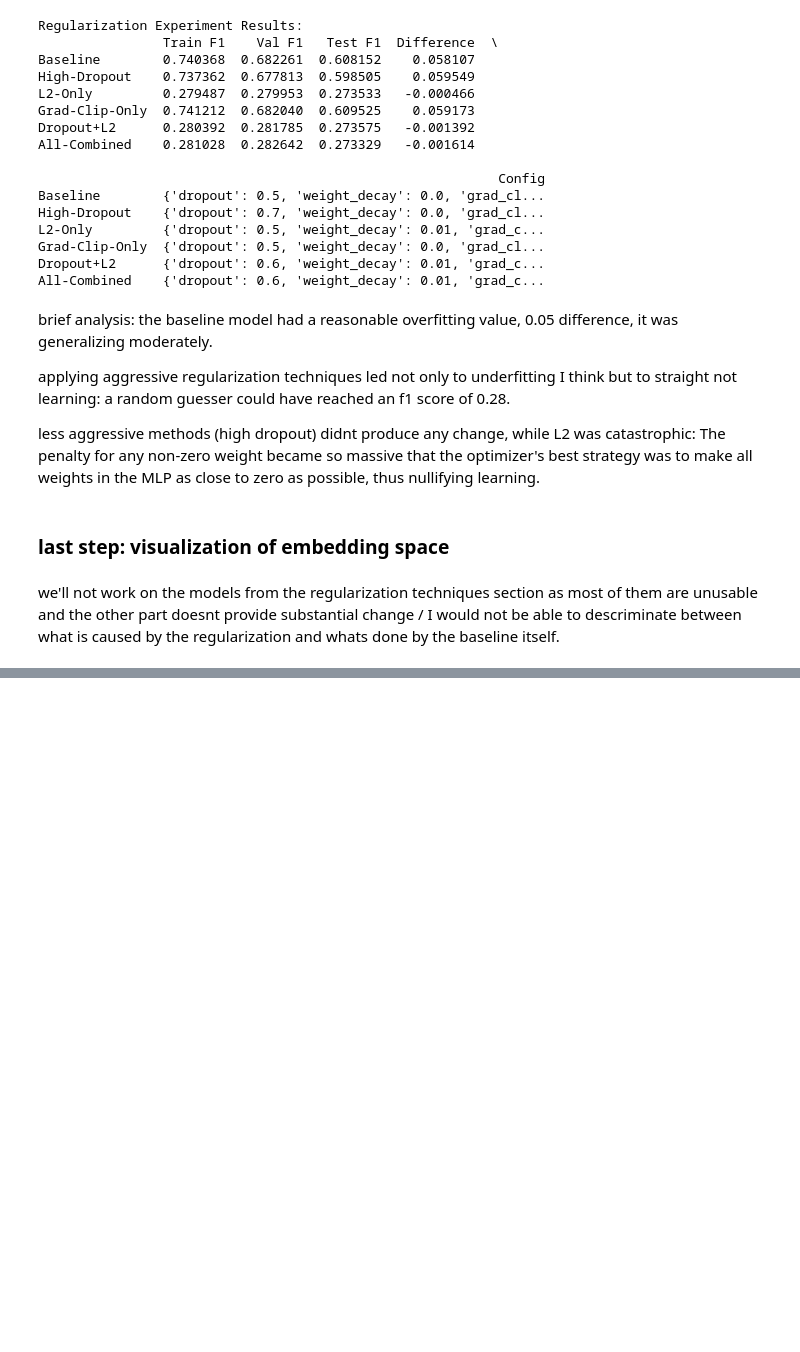
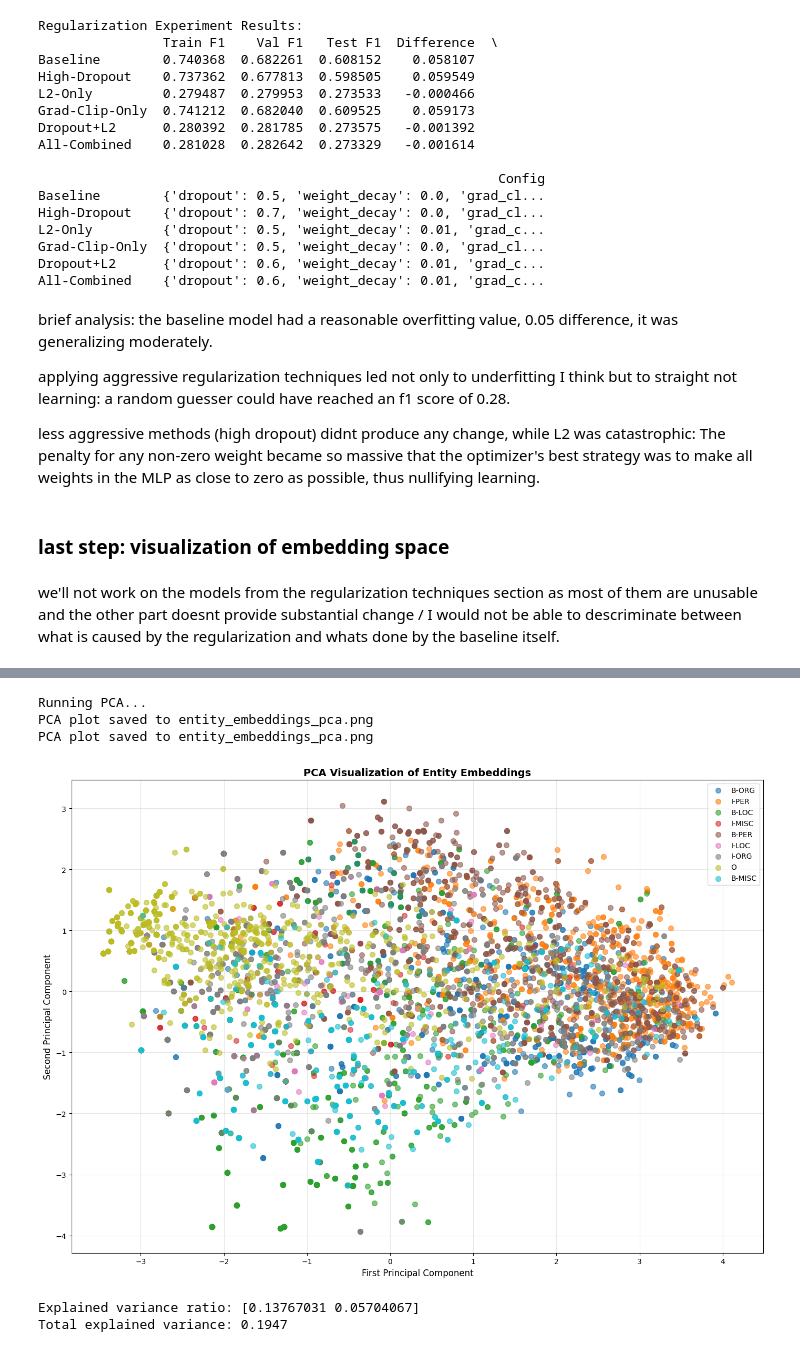
Before and after one commit to Jj-source/deepl_nlp, a Jupyter notebook: assignment1/hw1_NER_GloVe_updated.ipynb, the cells around one changed output, grey strips where cells are left out. Drawn from its saved outputs; the diff is of its cells as text; code cells hidden in the pictures; blank space fills up the shorter version.

Commit message:
pca visualization

```diff
--- a/assignment1/hw1_NER_GloVe_updated.ipynb
+++ b/assignment1/hw1_NER_GloVe_updated.ipynb
@@ -2048,3 +2044,19 @@ less aggressive methods (high dropout) didnt produce any change, while L2 was ca
 ### last step: visualization of embedding space
 # %% [markdown]
 we'll not work on the models from the regularization techniques section as most of them are unusable and the other part doesnt provide substantial change / I would not be able to descriminate between what is caused by the regularization and whats done by the baseline itself.
+# %%
+# Get number of NER tags from dataset (e.g., O, B-PER, I-PER, B-ORG, etc.)
+num_tags = len(conll2003["train"].features["ner_tags"].feature.names)
+
+# single hidden layer with 128 units
+model_3layer = MLPNER(embedding_matrix, num_tags, hidden_dims=[512,256,128])
+
+# Set seed for reproducibility
+set_seed(42)
+
+# Clear GPU cache
+if torch.cuda.is_available():
+  torch.cuda.empty_cache()
+
+# Train the 3-layer MLP model
+mlp_3layer_epochs = train_model(model_3layer, train_dataloader, model_name="MLP-3Layer")
@@ -2355,0 +2207,13 @@ TypeError: TSNE.__init__() got an unexpected keyword argument 'n_iter'
+# %%
+# Extract entity embeddings from the best model
+all_embeddings, sampled_labels, sampled_embeddings = extract_entity_embeddings(
+    model, test_dataloader, device, tag_names
+)
+
+print(f"\nTotal embeddings extracted: {len(all_embeddings)}")
+print(f"Embedding dimension: {all_embeddings.shape[1]}")
+print(f"\nEntity type distribution:")
+for tag in tag_names:
+    count = sampled_labels.count(tag)
+    if count > 0:
+        print(f"  {tag}: {count}")
@@ -2355,0 +2234,14 @@ TypeError: TSNE.__init__() got an unexpected keyword argument 'n_iter'
+# %%
+# Import required libraries for dimensionality reduction
+from sklearn.decomposition import PCA
+from sklearn.manifold import TSNE
+
+# Visualize embeddings using PCA
+visualize_embeddings_pca(all_embeddings, sampled_labels, tag_names, save_path='entity_embeddings_pca.png')
+# %% [output]
+Running PCA...
+PCA plot saved to entity_embeddings_pca.png
+PCA plot saved to entity_embeddings_pca.png
+[figure, added]
+Explained variance ratio: [0.13767031 0.05704067]
+Total explained variance: 0.1947
```
Also changed, not shown: parts of 10 cells of this notebook, 2 other files.
